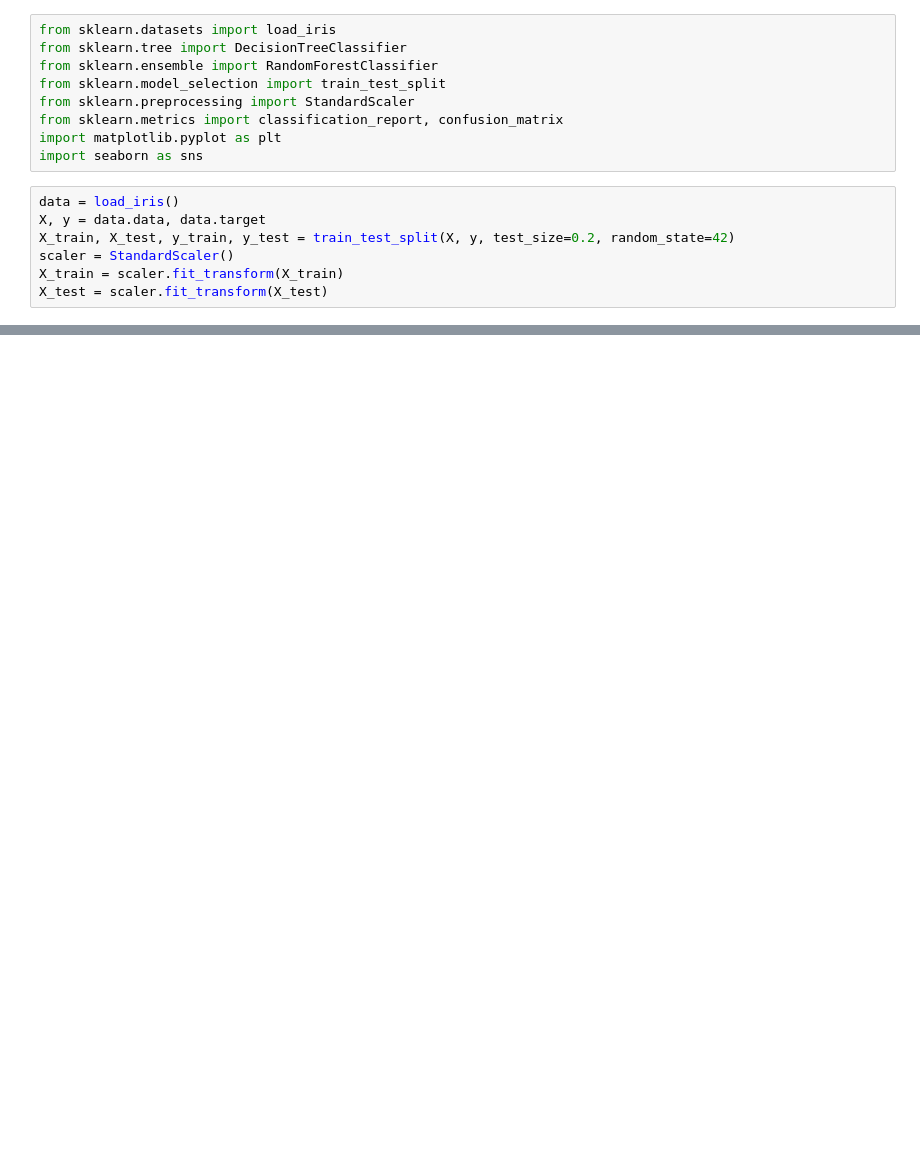
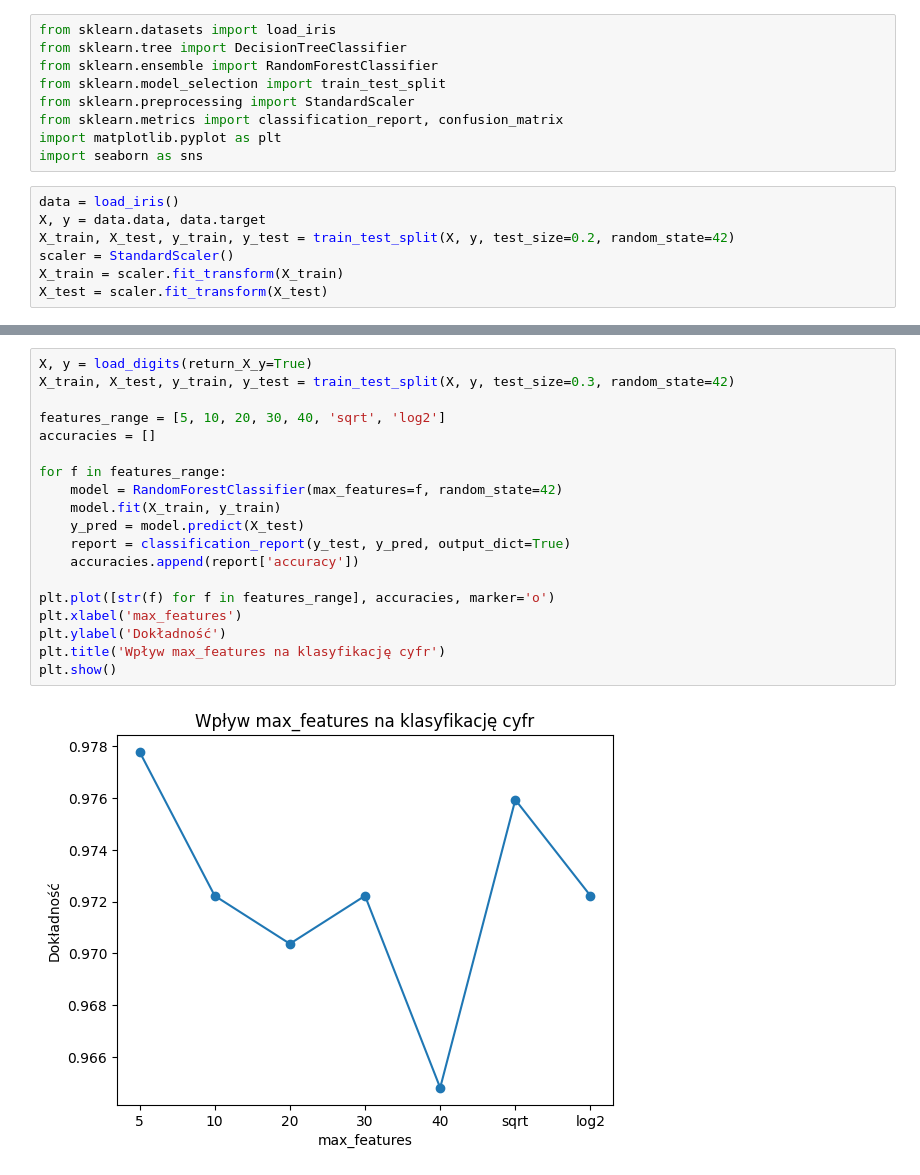
Before and after one commit to nuki789/Analiza-danych-i-uczenie-maszynowe, a Jupyter notebook: lab12/lab12.ipynb, the cells around one changed output, grey strips where cells are left out. Drawn from its saved outputs; the diff is of its cells as text; blank space fills up the shorter version.

```diff
--- a/lab12/lab12.ipynb
+++ b/lab12/lab12.ipynb
@@ -55,0 +137,21 @@ plt.show()
+# %%
+X, y = load_digits(return_X_y=True)
+X_train, X_test, y_train, y_test = train_test_split(X, y, test_size=0.3, random_state=42)
+
+features_range = [5, 10, 20, 30, 40, 'sqrt', 'log2']
+accuracies = []
+
+for f in features_range:
+    model = RandomForestClassifier(max_features=f, random_state=42)
+    model.fit(X_train, y_train)
+    y_pred = model.predict(X_test)
+    report = classification_report(y_test, y_pred, output_dict=True)
+    accuracies.append(report['accuracy'])
+
+plt.plot([str(f) for f in features_range], accuracies, marker='o')
+plt.xlabel('max_features')
+plt.ylabel('Dokładność')
+plt.title('Wpływ max_features na klasyfikację cyfr')
+plt.show()
+# %% [output]
+[figure, added]
```
Also changed, not shown: parts of 13 cells of this notebook.
